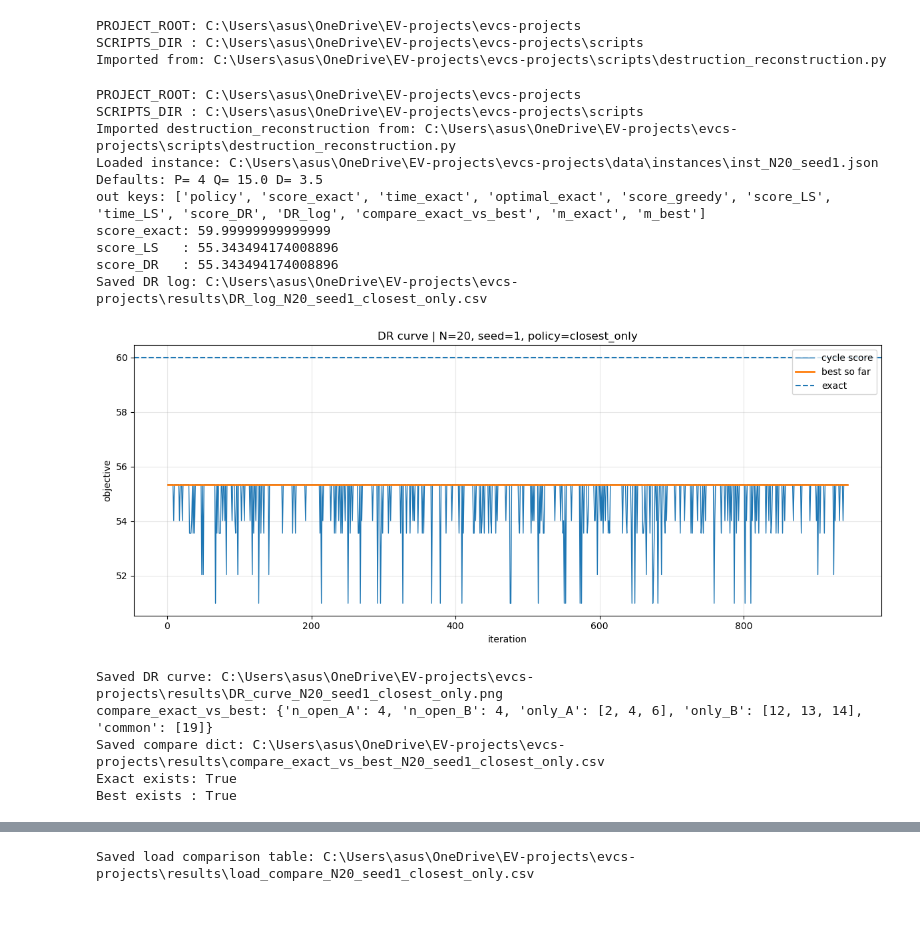
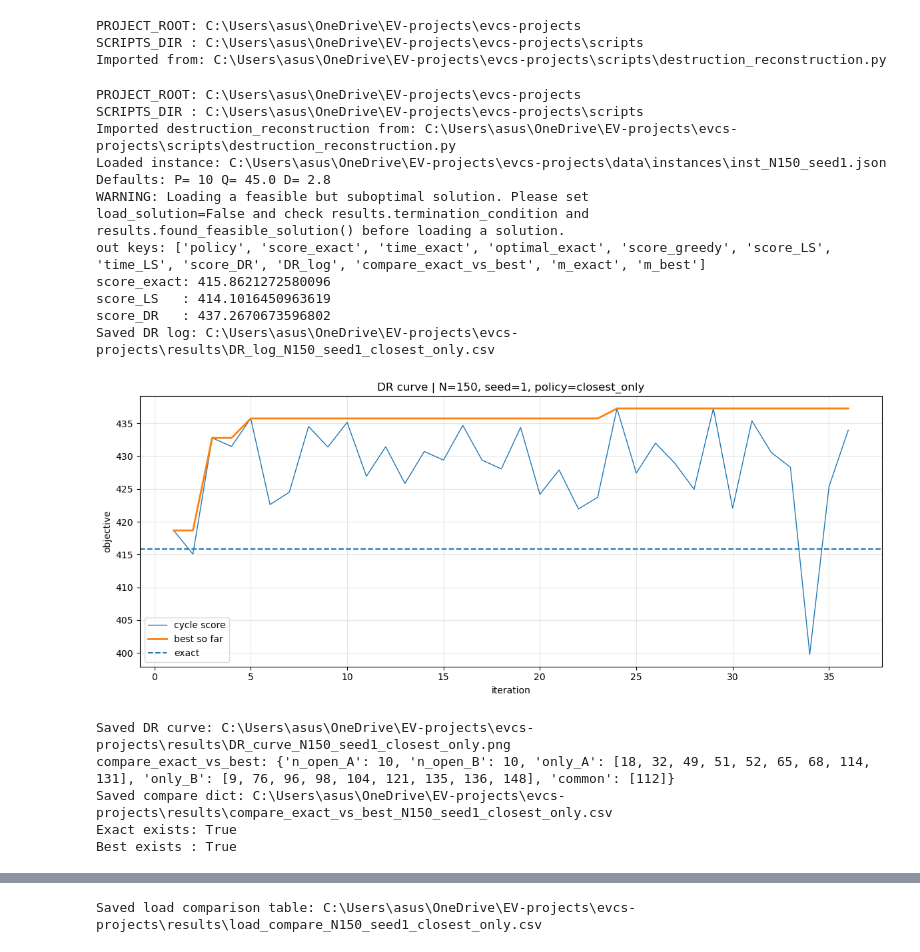
Before and after one commit to asalhomayouni/evcs-projects, a Jupyter notebook: notebooks/DR_smartD.ipynb, the cells around one changed output, grey strips where cells are left out. Drawn from its saved outputs; the diff is of its cells as text; code cells hidden in the pictures; blank space fills up the shorter version.

```diff
--- a/notebooks/DR_smartD.ipynb
+++ b/notebooks/DR_smartD.ipynb
@@ -154,7 +154,7 @@ def plot_open_sets(coords_J, open_exact, open_best, title="Exact vs Best open si
 # ============================================================
 # 3) LOAD / GENERATE INSTANCE
 # ============================================================
-N = 20
+N = 150
 seed = 1
 
 inst_dir = str(PROJECT_ROOT / "data" / "instances")
@@ -184,13 +184,13 @@ out = run_one_policy(
     policy=policy,
     P=P, Q=Q, D=D,
     forbid_self=False,
-    max_iter=50,
-    dr_time_limit=300,
+    max_iter=15,
+    dr_time_limit=4000,
     dr_log_every=1,
     greedy_mode="W1",       # "deterministic" / "W1" / "W2"
     destroy_mode="area",    # "random"/"area"/"cluster"/"demand_low"/"demand_high"
-    exact_time_limit=120,
-    exact_mip_gap=0.02,
+    exact_time_limit=60,
+    exact_mip_gap=0.05,
     allow_multi_charger=False,
     seed=seed
 )
@@ -257,42 +257,45 @@ m_best  = out.get("m_best", None)
 print("Exact exists:", m_exact is not None)
 print("Best exists :", m_best  is not None)
 
 if (m_exact is None) or (m_best is None):
     print("\n⚠️ Your run_one_policy() is not returning m_exact/m_best.")
     print("To enable the map+load table, edit destruction_reconstruction.py and add at the end of run_one_policy():")
     print("   return {..., 'm_exact': m_exact, 'm_best': m_best}")
 else:
     open_e = open_sites(m_exact)
     open_b = open_sites(m_best)
 
     plot_open_sets(
         coords_J,
         open_exact=open_e,
         open_best=open_b,
         title=f"Exact vs Best | N={len(coords_J)} | policy={out['policy']}",
         annotate=True
     )
 
     df_load = compare_load_table(m_exact, m_best, demand_I)
     display(df_load)
 
     load_csv = os.path.join(results_dir, f"load_compare_N{N}_seed{seed}_{policy}.csv")
     df_load.to_csv(load_csv, index=False)
     print("Saved load comparison table:", load_csv)
 # %% [output]
 PROJECT_ROOT: C:\Users\asus\OneDrive\EV-projects\evcs-projects
 SCRIPTS_DIR : C:\Users\asus\OneDrive\EV-projects\evcs-projects\scripts
 Imported destruction_reconstruction from: C:\Users\asus\OneDrive\EV-projects\evcs-projects\scripts\destruction_reconstruction.py
-Loaded instance: C:\Users\asus\OneDrive\EV-projects\evcs-projects\data\instances\inst_N20_seed1.json
-Defaults: P= 4 Q= 15.0 D= 3.5
+Loaded instance: C:\Users\asus\OneDrive\EV-projects\evcs-projects\data\instances\inst_N150_seed1.json
+Defaults: P= 10 Q= 45.0 D= 2.8
+WARNING: Loading a feasible but suboptimal solution. Please set
+load_solution=False and check results.termination_condition and
+results.found_feasible_solution() before loading a solution.
 out keys: ['policy', 'score_exact', 'time_exact', 'optimal_exact', 'score_greedy', 'score_LS', 'time_LS', 'score_DR', 'DR_log', 'compare_exact_vs_best', 'm_exact', 'm_best']
-score_exact: 59.99999999999999
-score_LS   : 55.343494174008896
-score_DR   : 55.343494174008896
-Saved DR log: C:\Users\asus\OneDrive\EV-projects\evcs-projects\results\DR_log_N20_seed1_closest_only.csv
+score_exact: 415.8621272580096
+score_LS   : 414.1016450963619
+score_DR   : 437.2670673596802
+Saved DR log: C:\Users\asus\OneDrive\EV-projects\evcs-projects\results\DR_log_N150_seed1_closest_only.csv
-[figure, old version]
+[figure, new version]
-Saved DR curve: C:\Users\asus\OneDrive\EV-projects\evcs-projects\results\DR_curve_N20_seed1_closest_only.png
-compare_exact_vs_best: {'n_open_A': 4, 'n_open_B': 4, 'only_A': [2, 4, 6], 'only_B': [12, 13, 14], 'common': [19]}
-Saved compare dict: C:\Users\asus\OneDrive\EV-projects\evcs-projects\results\compare_exact_vs_best_N20_seed1_closest_only.csv
+Saved DR curve: C:\Users\asus\OneDrive\EV-projects\evcs-projects\results\DR_curve_N150_seed1_closest_only.png
+compare_exact_vs_best: {'n_open_A': 10, 'n_open_B': 10, 'only_A': [18, 32, 49, 51, 52, 65, 68, 114, 131], 'only_B': [9, 76, 96, 98, 104, 121, 135, 136, 148], 'common': [112]}
+Saved compare dict: C:\Users\asus\OneDrive\EV-projects\evcs-projects\results\compare_exact_vs_best_N150_seed1_closest_only.csv
 Exact exists: True
 Best exists : True
@@ -308,2 +320,2 @@ Best exists : True
-Saved load comparison table: C:\Users\asus\OneDrive\EV-projects\evcs-projects\results\load_compare_N20_seed1_closest_only.csv
+Saved load comparison table: C:\Users\asus\OneDrive\EV-projects\evcs-projects\results\load_compare_N150_seed1_closest_only.csv
 # %%
```
Also changed, not shown: parts of 3 cells of this notebook, 15 other files.
